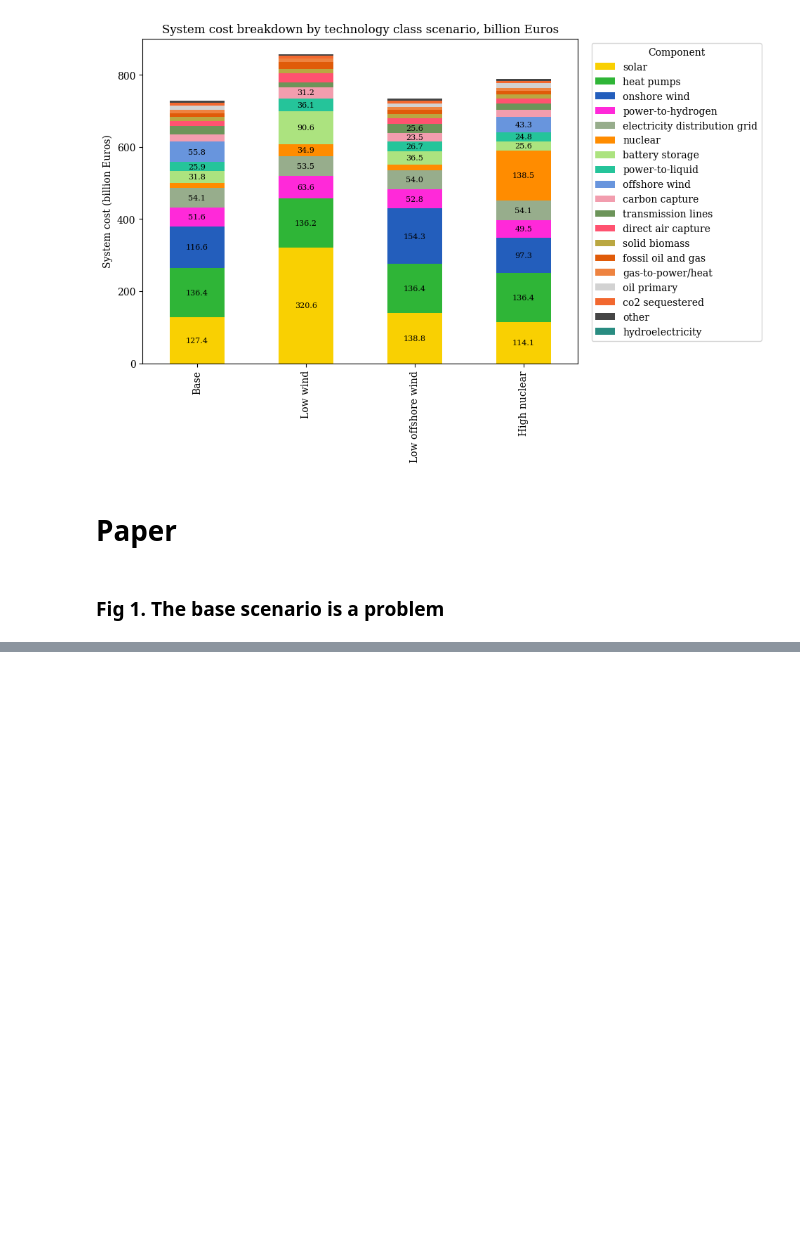
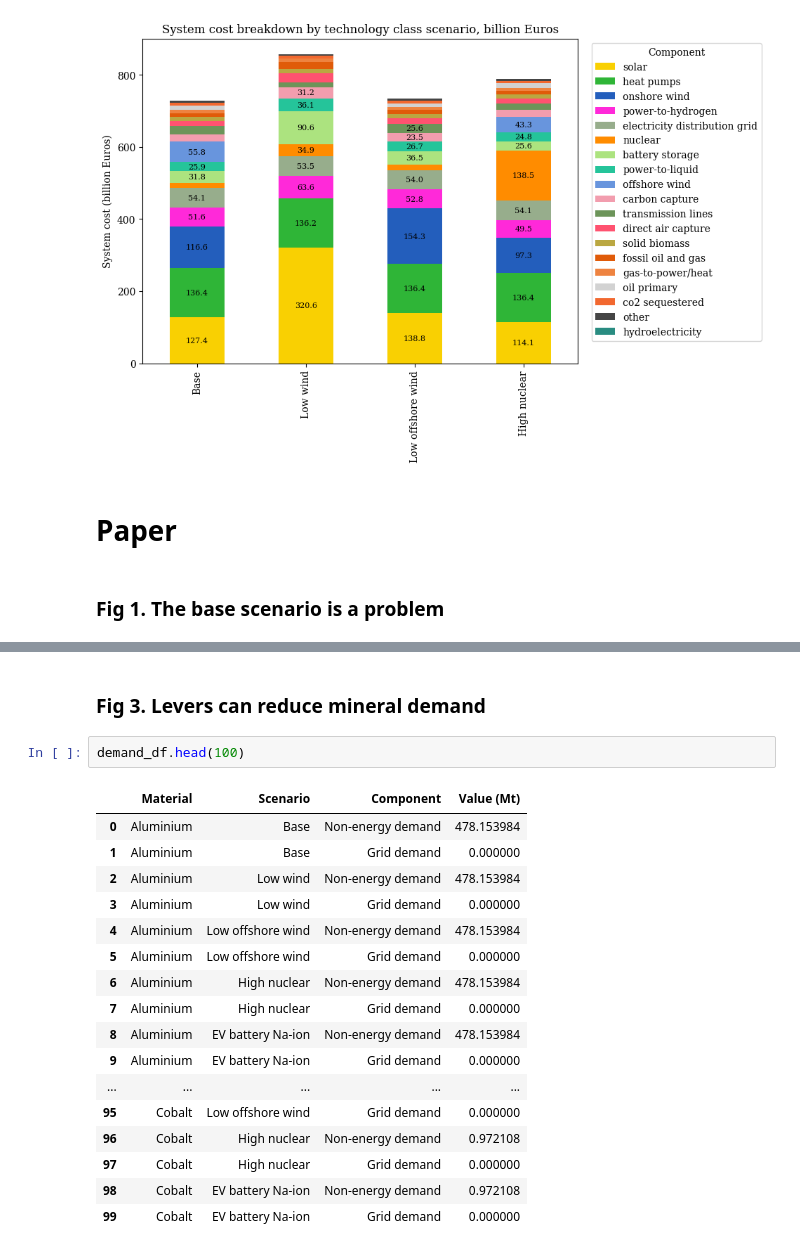
Before and after one commit to ayshaC/pypsa-eur, a Jupyter notebook: analysis/mineral_analysis.ipynb, the cells around one changed output, grey strips where cells are left out. Cells and saved outputs as stored; diff of their text form; blank space fills up the shorter version.

```diff
--- a/analysis/mineral_analysis.ipynb
+++ b/analysis/mineral_analysis.ipynb
@@ -1601,0 +1615,22 @@ plot_mineral_supply_demand(
+# %% [markdown]
+### Fig 3. Levers can reduce mineral demand
+# %%
+demand_df.head(100)
+# %% [output]
+|  | Material | Scenario | Component | Value (Mt) |
+| 0 | Aluminium | Base | Non-energy demand | 478.153984 |
+| 1 | Aluminium | Base | Grid demand | 0.000000 |
+| 2 | Aluminium | Low wind | Non-energy demand | 478.153984 |
+| 3 | Aluminium | Low wind | Grid demand | 0.000000 |
+| 4 | Aluminium | Low offshore wind | Non-energy demand | 478.153984 |
+| 5 | Aluminium | Low offshore wind | Grid demand | 0.000000 |
+| 6 | Aluminium | High nuclear | Non-energy demand | 478.153984 |
+| 7 | Aluminium | High nuclear | Grid demand | 0.000000 |
+| 8 | Aluminium | EV battery Na-ion | Non-energy demand | 478.153984 |
+| 9 | Aluminium | EV battery Na-ion | Grid demand | 0.000000 |
+| ... | ... | ... | ... | ... |
+| 95 | Cobalt | Low offshore wind | Grid demand | 0.000000 |
+| 96 | Cobalt | High nuclear | Non-energy demand | 0.972108 |
+| 97 | Cobalt | High nuclear | Grid demand | 0.000000 |
+| 98 | Cobalt | EV battery Na-ion | Non-energy demand | 0.972108 |
+| 99 | Cobalt | EV battery Na-ion | Grid demand | 0.000000 |
```
Also changed, not shown: parts of 4 cells of this notebook, 1 other file.
